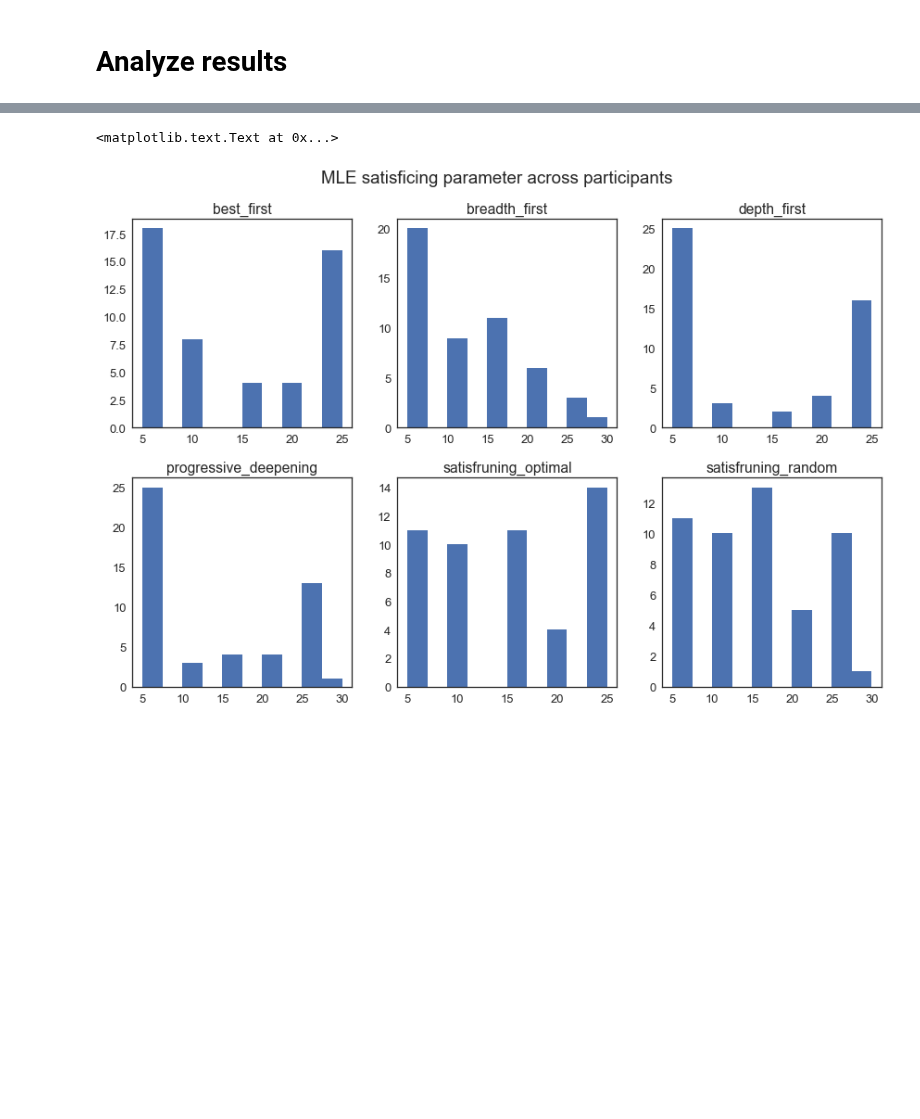
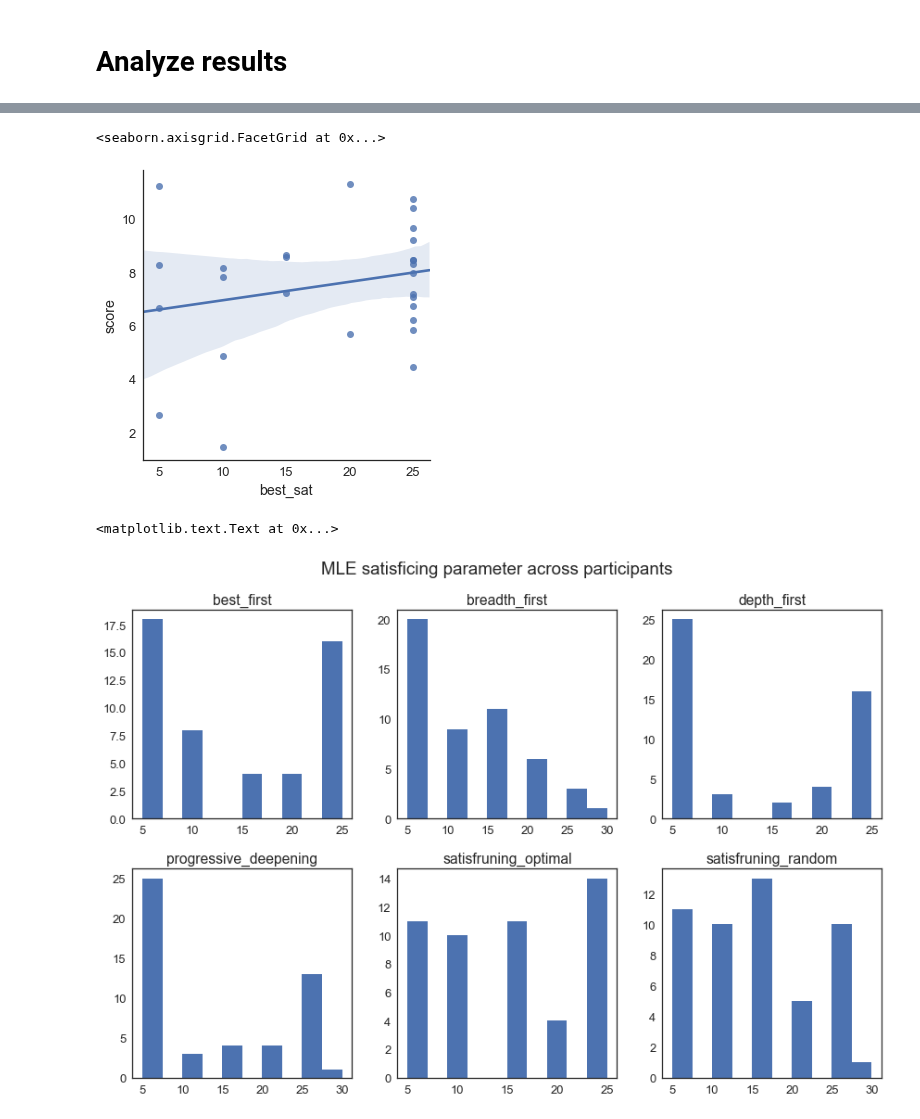
Before and after one commit to fredcallaway/planning, a Jupyter notebook: python/model_comparison.ipynb, the cells around one changed output, grey strips where cells are left out. Saved outputs shown, nothing was run; the diff lists cells and outputs as text; code cells hidden in the pictures; blank space fills up the shorter version.

```diff
--- a/python/model_comparison.ipynb
+++ b/python/model_comparison.ipynb
@@ -391,4 +492,4 @@ def fit_participants(data):
                 yield mle
     return pd.concat(pid_mle()).reset_index(drop=True)
 
-results = fit_participants(data)
+ind_results = fit_participants(data).set_index('pid')
@@ -416,0 +521,6 @@ comp['aic'] = 2 * comp.k - 2 * comp.logp
+# %%
+dc = pd.DataFrame(list(np.load('dc_mles2.npy')))
+dc = dc.rename(columns={'participant': 'pid'}).set_index('pid')
+dc['model'] = 'dc'
+ind_results = ind_results.query('model != "dc"').append(dc)
+k['dc'] = 2
@@ -417,7 +533,6 @@ comp['aic'] = 2 * comp.k - 2 * comp.logp
 # %%
 # Fit Individually
 
-ind_results = results.set_index('pid', drop=False)
 ind_results['k'] = list(k.loc[ind_results.model])
 ind_results['N'] = data.pid.value_counts()
 ind_results['bic'] = np.log(ind_results.N) * ind_results.k - 2 * ind_results.logp
@@ -425,8 +540,7 @@ ind_results['aic'] = 2 * ind_results.k - 2 * ind_results.logp
 
 # How many best fit?
 comp['n_best_fit'] = (ind_results
- .set_index('model').loc[consider].reset_index()
- .groupby('pid')
+ .groupby(level='pid')
  .apply(lambda df: df.nsmallest(1, 'bic').iloc[0])
  .model.value_counts()
 ).fillna(0).astype(int)
@@ -447,3 +618,10 @@ comp['n_best_fit'] = (ind_results
+# %%
+best_sat = ind_results.groupby('pid').apply(lambda x: x.nsmallest(1, 'bic').iloc[0]).satisfice
+pdf['best_sat'] = best_sat
+sns.lmplot('best_sat', 'score', data=pdf)
+# %% [output]
+<seaborn.axisgrid.FacetGrid at 0x...>
+[figure, added]
 # %%
 fig, axes = plt.subplots(2, 3, figsize=(12,8))
 axes = iter(axes.flat)
```
Also changed, not shown: parts of 59 cells of this notebook, 1 other file.
